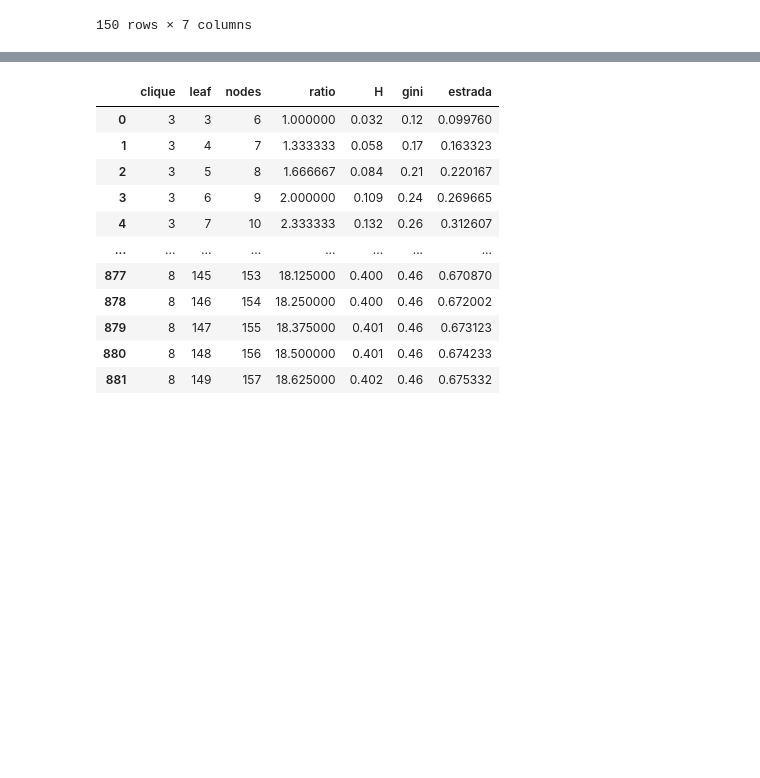
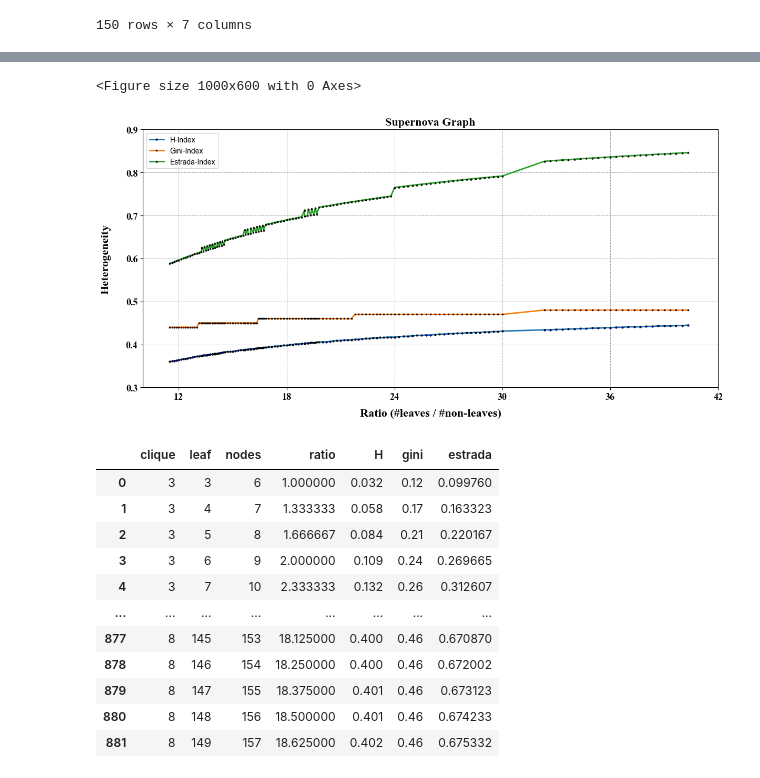
Before and after one commit to hghaemi/h_index_paper, a Jupyter notebook: supernova_cayley.ipynb, the cells around one changed output, grey strips where cells are left out. Drawn from its saved outputs; the diff is of its cells as text; code cells hidden in the pictures; blank space fills up the shorter version.

```diff
--- a/supernova_cayley.ipynb
+++ b/supernova_cayley.ipynb
@@ -578,3 +528,67 @@ plt.show()
+# %%
+plt.figure(figsize=(10, 6))
+font = {'family': 'times new roman', 'weight': 'bold', 'size': 11}
+marker_size=2
+supernova_df.sort_values(by=['ratio'], inplace=True)
+
+
+font_size = 14
+plt.figure(figsize=(12, 6))
+
+
+plt.plot(
+    supernova_df['ratio'],
+    supernova_df['H'],
+    marker='o',
+    markeredgecolor='black',
+    markerfacecolor='blue',
+    linewidth=2,
+    markersize=marker_size,
+    label='H-Index'
+)
+
+plt.plot(
+    supernova_df['ratio'],
+    supernova_df['gini'],
+    marker='s',
+    markeredgecolor='black',
+    markerfacecolor='red',
+    linewidth=2,
+    markersize=marker_size,
+    label='Gini-Index'
+)
+
+plt.plot(
+    supernova_df['ratio'],
+    supernova_df['estrada'],
+    marker='^',
+    markeredgecolor='black',
+    markerfacecolor='green',
+    linewidth=2,
+    markersize=marker_size,
+    label='Estrada-Index'
+)
+plt.subplots_adjust(left=0.13, bottom=0.12, right=0.95, top=0.95)
+
+
+plt.title("Supernova Graph", family= 'times new roman', weight='bold', size=16)
+plt.xlabel('Ratio (#leaves / #non-leaves)', family= 'times new roman', weight='bold', size=16, labelpad=10)
+plt.ylabel('Heterogeneity', family= 'times new roman', weight='bold', size=16, labelpad=20)
+# Legend
+plt.legend(loc=2)
+plt.grid(color='gray', linestyle='--', linewidth=0.7, alpha=0.7)
+plt.tight_layout()
+
+plt.xticks(np.arange(0,43,6),family='times new roman', weight='bold', size=13)
+plt.xlim(10, 42)
+plt.yticks(np.arange(0, 1, 0.1),family='times new roman', weight='bold', size=13)
+plt.ylim(0.3,0.9)
+
+plt.savefig('Figures/supernova_combined.png', facecolor='white', dpi=1000, bbox_inches='tight')
+plt.show()
+# %% [output]
+<Figure size 1000x600 with 0 Axes>
+[figure, added]
 # %%
 def create_supernova(clique, leaf):
     g = nx.complete_graph(clique)
```
Also changed, not shown: parts of 9 cells of this notebook.
